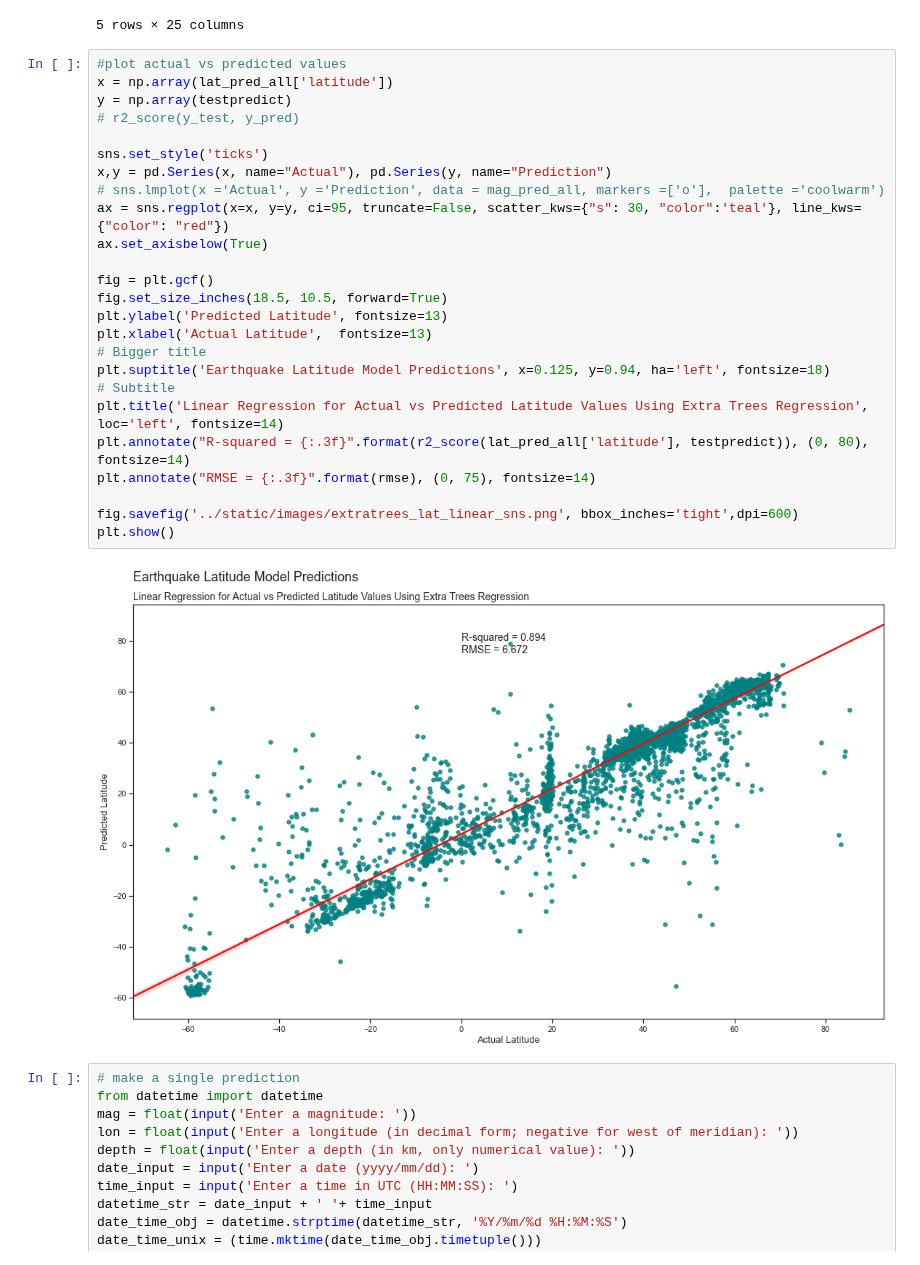
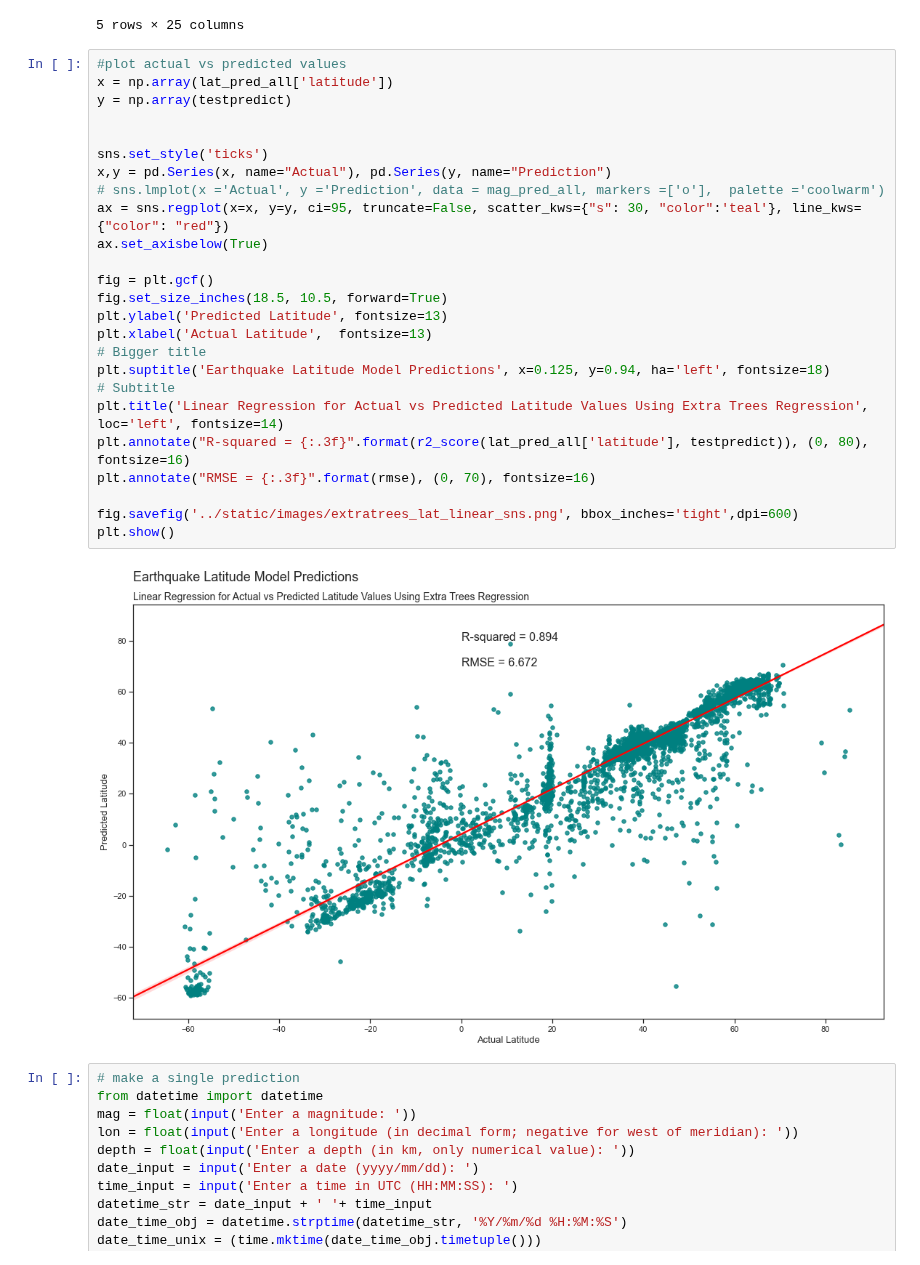
Before and after one commit to rromang/earthquake_modeling, a Jupyter notebook: notebooks/ml_extratrees_lat.ipynb, the cells around one changed output. Cells and saved outputs as stored; diff of their text form.

```diff
--- a/notebooks/ml_extratrees_lat.ipynb
+++ b/notebooks/ml_extratrees_lat.ipynb
@@ -429,30 +431,30 @@ lat_pred_all.head(5)
 # %%
 #plot actual vs predicted values
 x = np.array(lat_pred_all['latitude'])
 y = np.array(testpredict)
-# r2_score(y_test, y_pred)
+
 
 sns.set_style('ticks')
 x,y = pd.Series(x, name="Actual"), pd.Series(y, name="Prediction")
 # sns.lmplot(x ='Actual', y ='Prediction', data = mag_pred_all, markers =['o'],  palette ='coolwarm')
 ax = sns.regplot(x=x, y=y, ci=95, truncate=False, scatter_kws={"s": 30, "color":'teal'}, line_kws={"color": "red"})
 ax.set_axisbelow(True)
 
 fig = plt.gcf()
 fig.set_size_inches(18.5, 10.5, forward=True)
 plt.ylabel('Predicted Latitude', fontsize=13)
 plt.xlabel('Actual Latitude',  fontsize=13)
 # Bigger title
 plt.suptitle('Earthquake Latitude Model Predictions', x=0.125, y=0.94, ha='left', fontsize=18)
 # Subtitle
 plt.title('Linear Regression for Actual vs Predicted Latitude Values Using Extra Trees Regression', loc='left', fontsize=14)
-plt.annotate("R-squared = {:.3f}".format(r2_score(lat_pred_all['latitude'], testpredict)), (0, 80),  fontsize=14)
-plt.annotate("RMSE = {:.3f}".format(rmse), (0, 75), fontsize=14)
+plt.annotate("R-squared = {:.3f}".format(r2_score(lat_pred_all['latitude'], testpredict)), (0, 80),  fontsize=16)
+plt.annotate("RMSE = {:.3f}".format(rmse), (0, 70), fontsize=16)
 
 fig.savefig('../static/images/extratrees_lat_linear_sns.png', bbox_inches='tight',dpi=600)
 plt.show()
 # %% [output]
-[figure, old version]
+[figure, new version]
 # %%
 # make a single prediction
 from datetime import datetime
```
Also changed, not shown: parts of 7 cells of this notebook, 10 other files.
